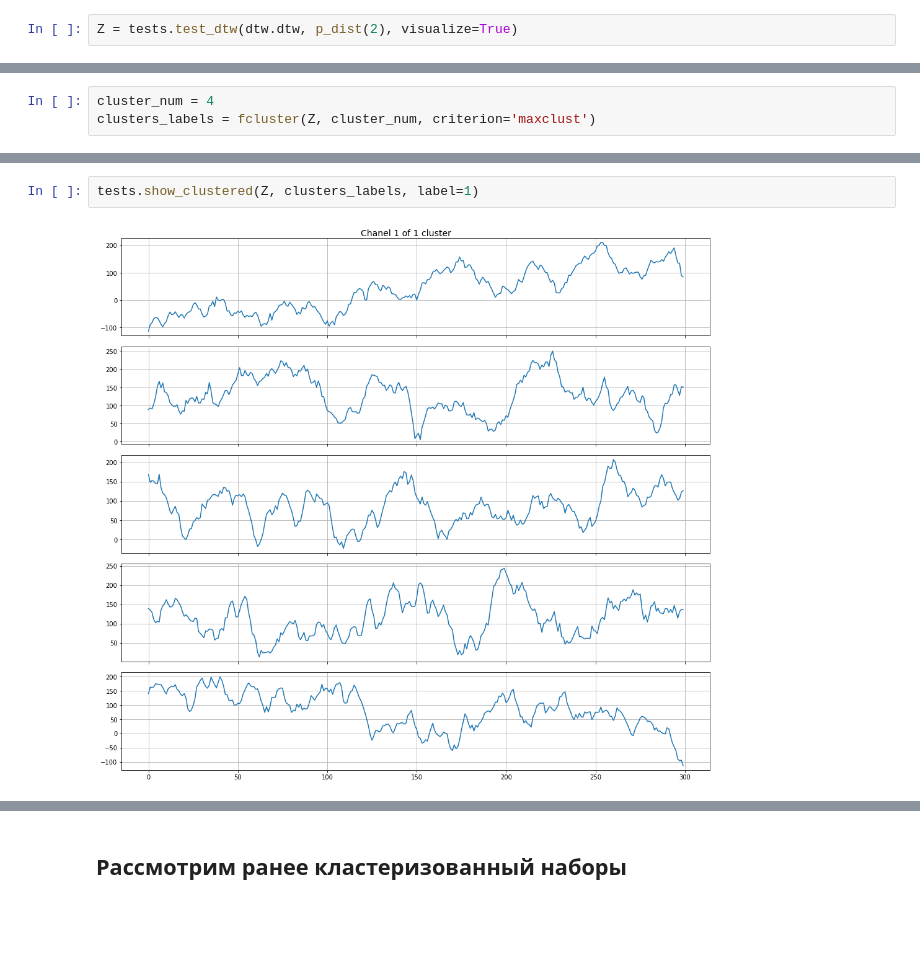
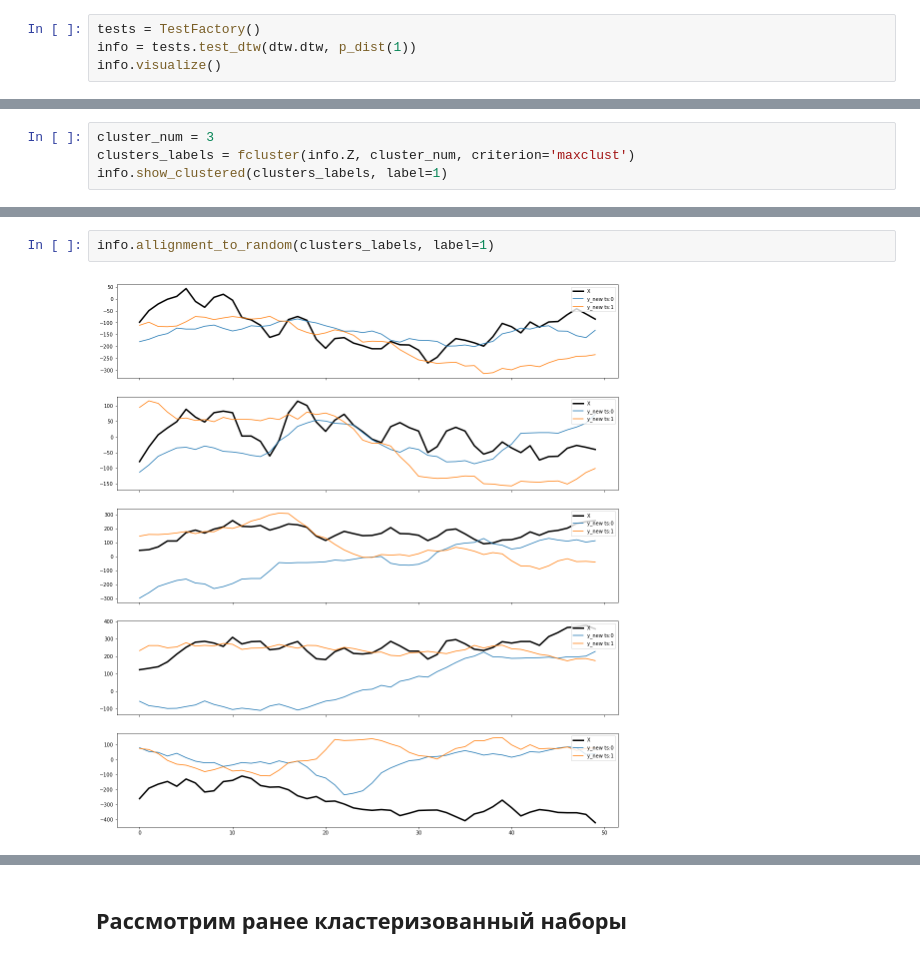
Before and after one commit to igor-yusupov/2018-Project-3, a Jupyter notebook: code/clustering_visualization.ipynb, the cells around one changed output, grey strips where cells are left out. Drawn from its saved outputs; the diff is of its cells as text; blank space fills up the shorter version.

```diff
--- a/code/clustering_visualization.ipynb
+++ b/code/clustering_visualization.ipynb
@@ -24,3 +20,5 @@ p_dist = lambda p: lambda x, y: np.linalg.norm(x-y, ord=p)
 # %%
-Z = tests.test_dtw(dtw.dtw, p_dist(2), visualize=True)
+tests = TestFactory()
+info = tests.test_dtw(dtw.dtw, p_dist(1))
+info.visualize()
 # %% [output]
@@ -44,3 +42,4 @@ plt.show()
 # %%
-cluster_num = 4
-clusters_labels = fcluster(Z, cluster_num, criterion='maxclust')
+cluster_num = 3
+clusters_labels = fcluster(info.Z, cluster_num, criterion='maxclust')
+info.show_clustered(clusters_labels, label=1)
@@ -47,4 +48,4 @@ clusters_labels = fcluster(Z, cluster_num, criterion='maxclust')
 # %%
-tests.show_clustered(Z, clusters_labels, label=1)
+info.allignment_to_random(clusters_labels, label=1)
 # %% [output]
-[figure, old version]
+[figure, new version]
```
Also changed, not shown: parts of 9 cells of this notebook, 1 other file.
